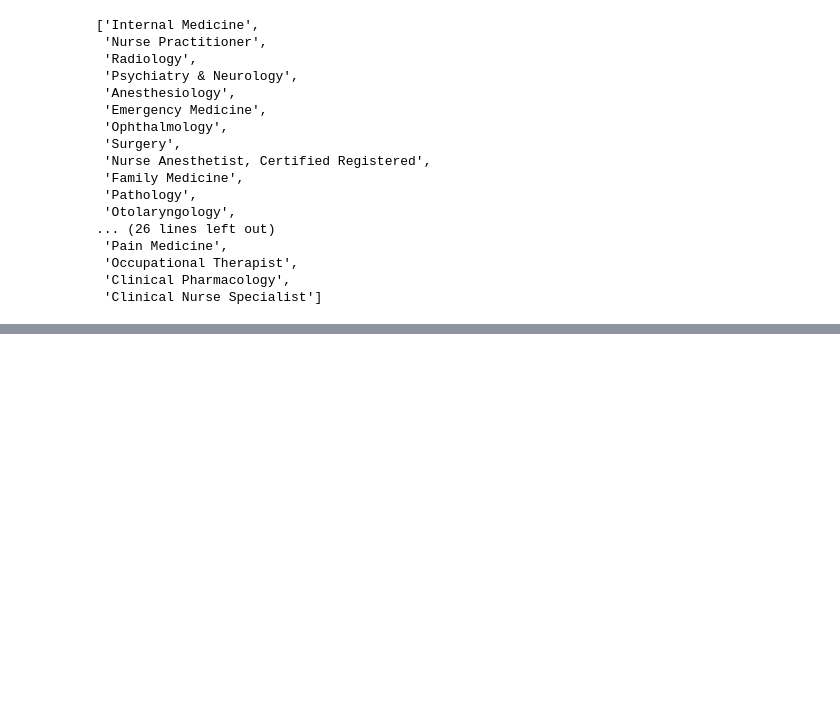
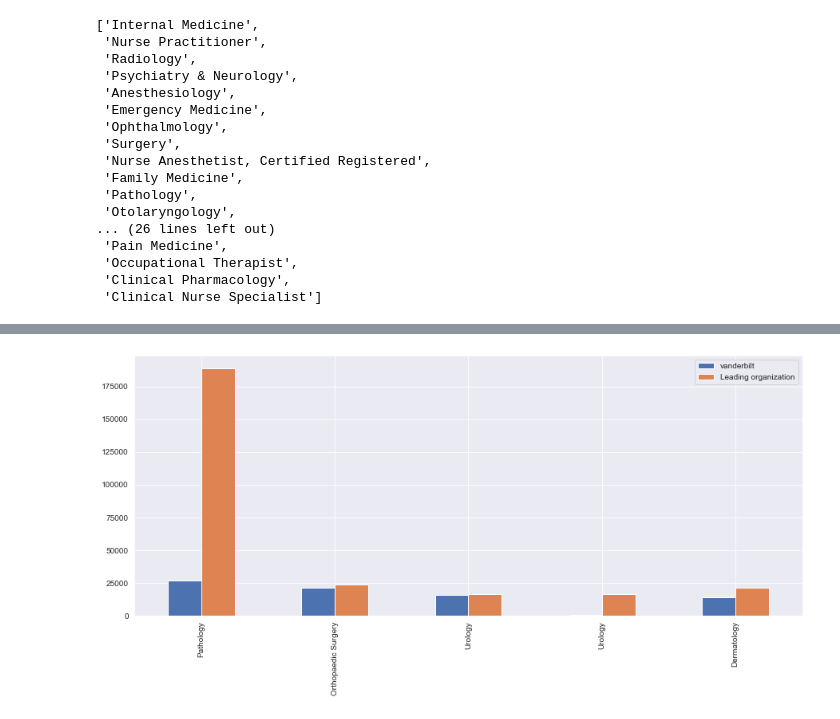
Before and after one commit to nss-data-science-cohort-5/hop_team-hot_pretzels, a Jupyter notebook: hop_teaming_analysis.ipynb, the cells around one changed output, grey strips where cells are left out. Cells and saved outputs as stored; diff of their text form; code cells hidden in the pictures; blank space fills up the shorter version.

Commit message:
Found classifications where vanderbilt is lacking

```diff
--- a/hop_teaming_analysis.ipynb
+++ b/hop_teaming_analysis.ipynb
@@ -750,0 +740,11 @@ AttributeError: 'str' object has no attribute 'str'
+# %%
+problem_specializations = pd.DataFrame(tax_hop_tn[tax_hop_tn['from_classification'].isin(prob_list)]
+             .groupby(['from_classification','to_org_name'])
+             ['patient_count']
+             .sum()).reset_index()
+# %%
+problem_specializations_vandy = problem_specializations[problem_specializations['to_org_name'].str.contains('VANDERBILT')]
+# %%
+problem_spec_sorted = problem_specializations.groupby('from_classification').apply(lambda x: x.sort_values(["patient_count"], ascending = False)).reset_index(drop=True)
+# %%
+problem_class = pd.merge(problem_specializations_vandy,problem_spec_sorted.groupby('from_classification').head(1), on = ['from_classification'])
@@ -750,0 +770,9 @@ AttributeError: 'str' object has no attribute 'str'
+# %%
+vanderbilt_org = problem_class['patient_count_x'].to_list()[0:5]
+other_org = problem_class['patient_count_y'].to_list()[0:5]
+index = problem_class['from_classification'].to_list()[0:5]
+df = pd.DataFrame({'vanderbilt': vanderbilt_org,
+                   'Leading organization': other_org}, index=index)
+ax = df.plot.bar(rot=90)
+# %% [output]
+[figure, added]
```
Also changed, not shown: parts of 51 cells of this notebook.
